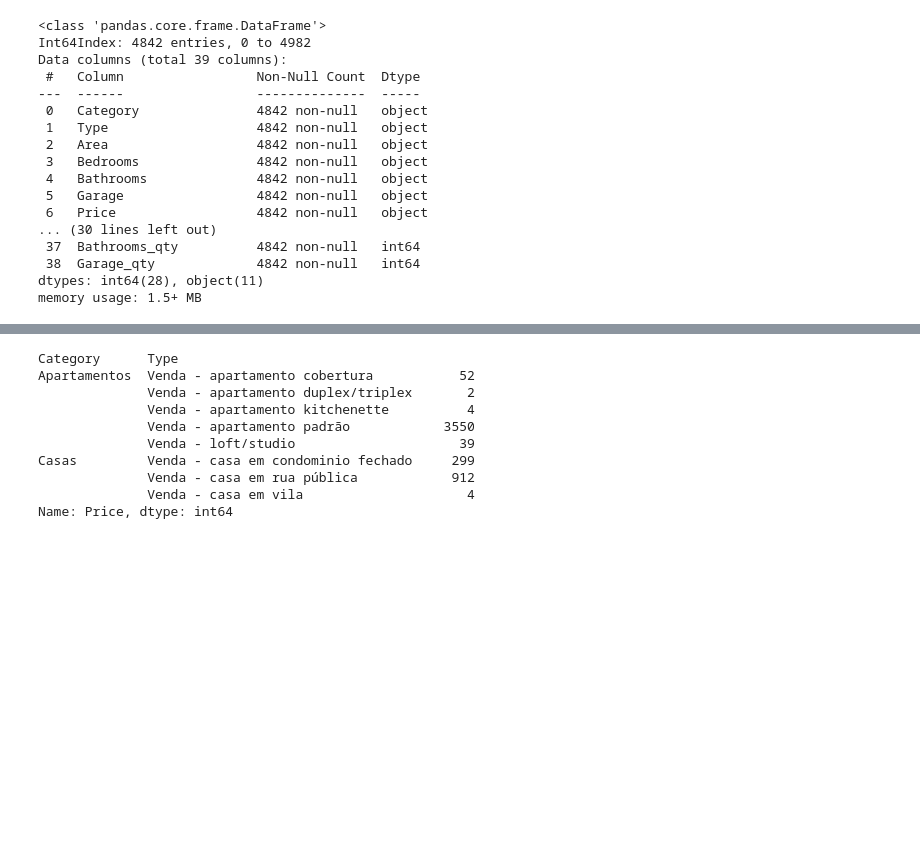
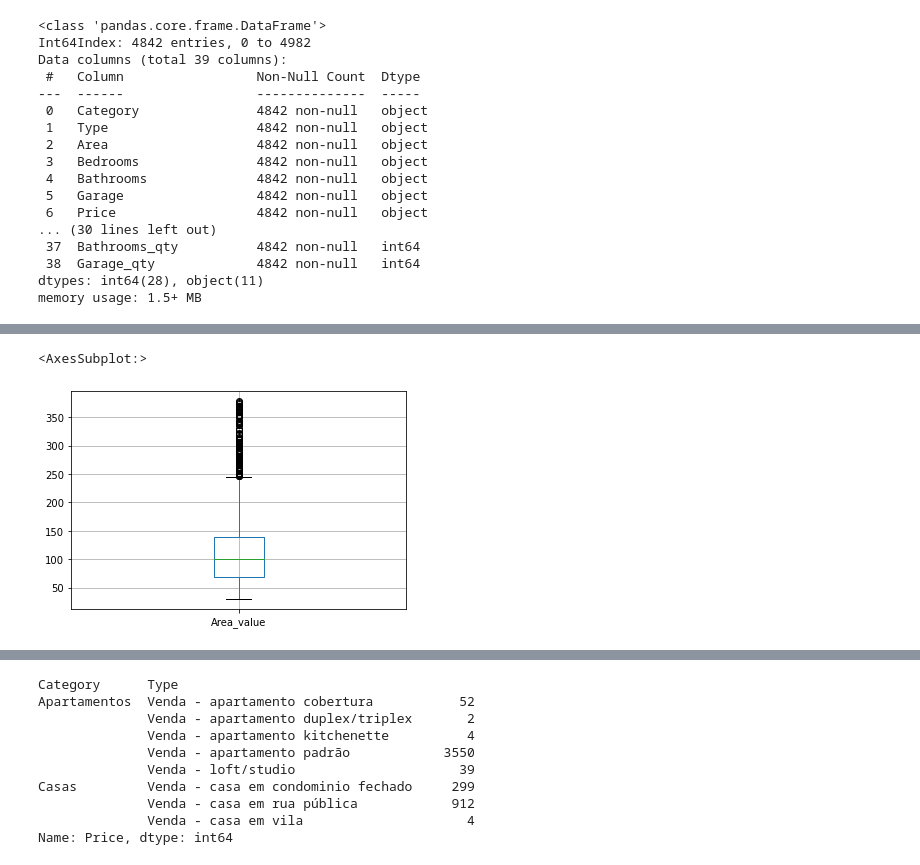
Before and after one commit to hinnecco/House_Data_Analysis, a Jupyter notebook: EDA - Fortaleza House.ipynb, the cells around one changed output, grey strips where cells are left out. Drawn from its saved outputs; the diff is of its cells as text; code cells hidden in the pictures; blank space fills up the shorter version.

```diff
--- a/EDA - Fortaleza House.ipynb
+++ b/EDA - Fortaleza House.ipynb
@@ -657,0 +797,5 @@ memory usage: 1.3+ MB
+# %%
+df_Properties3.boxplot(column = 'Area_value')
+# %% [output]
+<AxesSubplot:>
+[figure, added]
```
Also changed, not shown: parts of 26 cells of this notebook.
